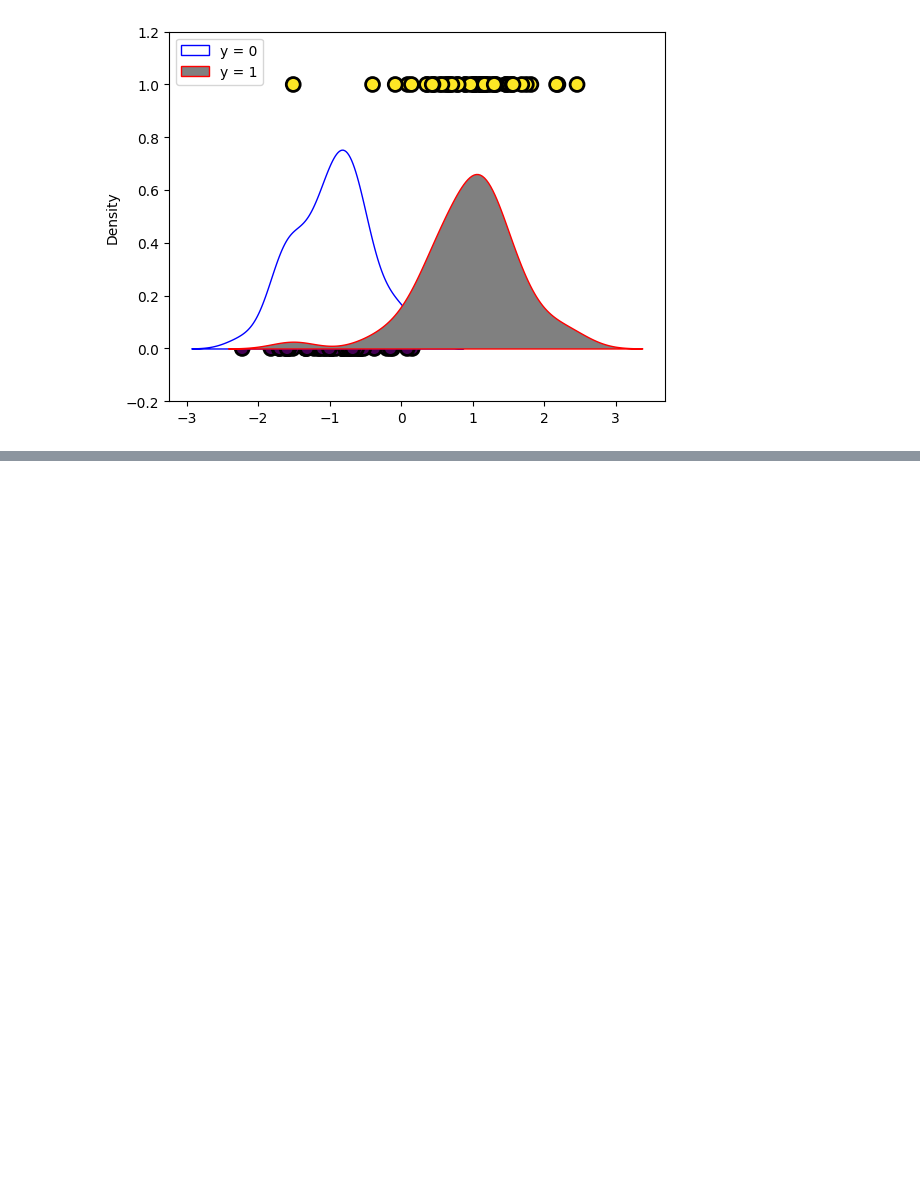
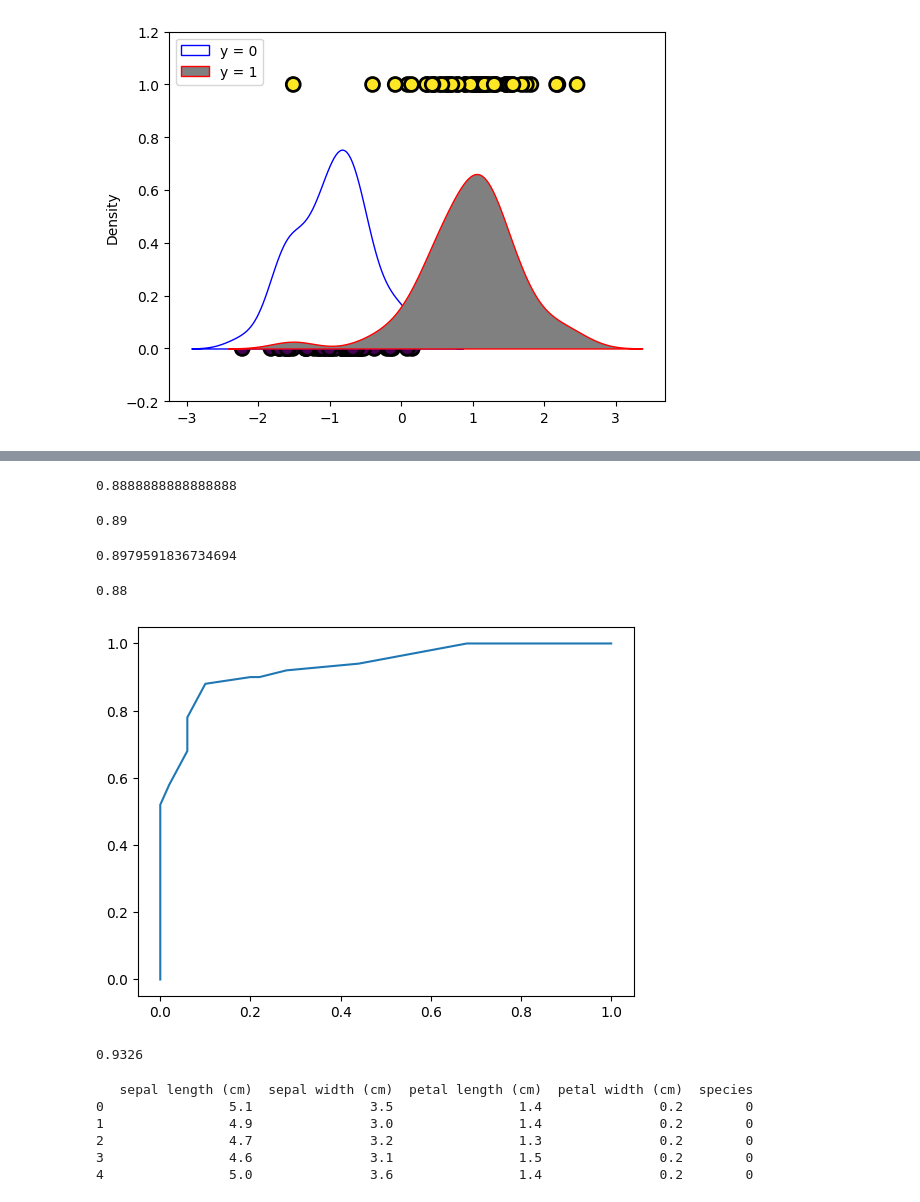
Before and after one commit to HongSeongMo/Bigdata_Analysis_Professional, a Jupyter notebook: 241022.ipynb, the cells around one changed output, grey strips where cells are left out. Drawn from its saved outputs; the diff is of its cells as text; code cells hidden in the pictures; blank space fills up the shorter version.

```diff
--- a/241022.ipynb
+++ b/241022.ipynb
@@ -45,0 +92,23 @@ plt.show()
+# %%
+from sklearn.datasets import load_iris
+import pandas as pd
+import statsmodels.api as sm
+from sklearn.metrics import confusion_matrix
+from sklearn.metrics import classification_report
+from sklearn.metrics import roc_curve
+from sklearn.metrics import auc
+from sklearn.metrics import f1_score
+from sklearn.metrics import accuracy_score
+from sklearn.metrics import precision_score
+from sklearn.metrics import recall_score
+import matplotlib.pyplot as plt
+iris = load_iris()
+x = iris.data
+y = iris.target
+dfx = pd.DataFrame(x, columns=iris.feature_names)
+dfy = pd.DataFrame(y, columns=['species'])
+df = pd.concat([dfx, dfy], axis=1)
+df = df[['sepal length (cm)', 'species']]
+df = df[df.species.isin([0,1])]
+df = df.rename(columns={'sepal length (cm)': 'sepal_length'})
+df.head()
@@ -45,0 +122,4 @@ plt.show()
+# %%
+model = sm.Logit.from_formula("species ~ sepal_length", data=df)
+results = model.fit()
+print(results.summary())
@@ -45,0 +191,47 @@ plt.show()
+# %%
+print(f1_score(df.species, ypred))
+# %% [output]
+0.8888888888888888
+# %%
+print(accuracy_score(df.species, ypred))
+# %% [output]
+0.89
+# %%
+print(precision_score(df.species, ypred))
+# %% [output]
+0.8979591836734694
+# %%
+print(recall_score(df.species, ypred))
+# %% [output]
+0.88
+# %%
+fpr, tpr, theilslopes = roc_curve(df.species, results.predict(df.sepal_length))
+plt.plot(fpr, tpr)
+plt.show()
+# %% [output]
+[figure, added]
+# %%
+print(auc(fpr, tpr))
+# %% [output]
+0.9326
+# %%
+from sklearn.datasets import load_iris
+import pandas as pd
+import numpy as np
+from sklearn.linear_model import LogisticRegression
+from sklearn.preprocessing import StandardScaler
+from sklearn.model_selection import train_test_split
+iris = load_iris()
+x = iris.data
+y = iris.target
+dfx = pd.DataFrame(x, columns=iris.feature_names)
+dfy = pd.DataFrame(y, columns=['species'])
+df = pd.concat([dfx, dfy], axis=1)
+print(df.head())
+# %% [output]
+   sepal length (cm)  sepal width (cm)  petal length (cm)  petal width (cm)  species
+0                5.1               3.5                1.4               0.2        0
+1                4.9               3.0                1.4               0.2        0
+2                4.7               3.2                1.3               0.2        0
+3                4.6               3.1                1.5               0.2        0
+4                5.0               3.6                1.4               0.2        0
```
Also changed, not shown: parts of 48 cells of this notebook.
